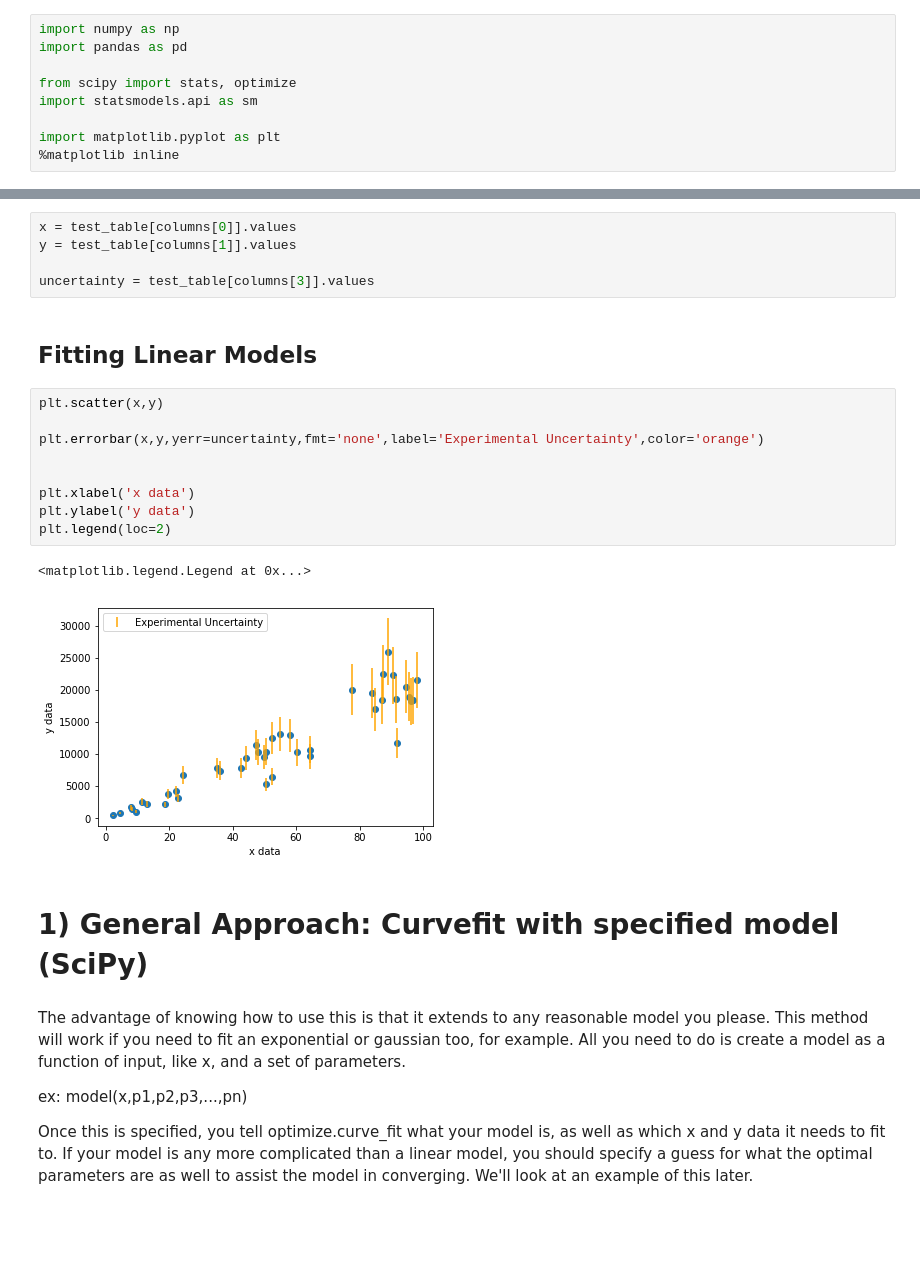
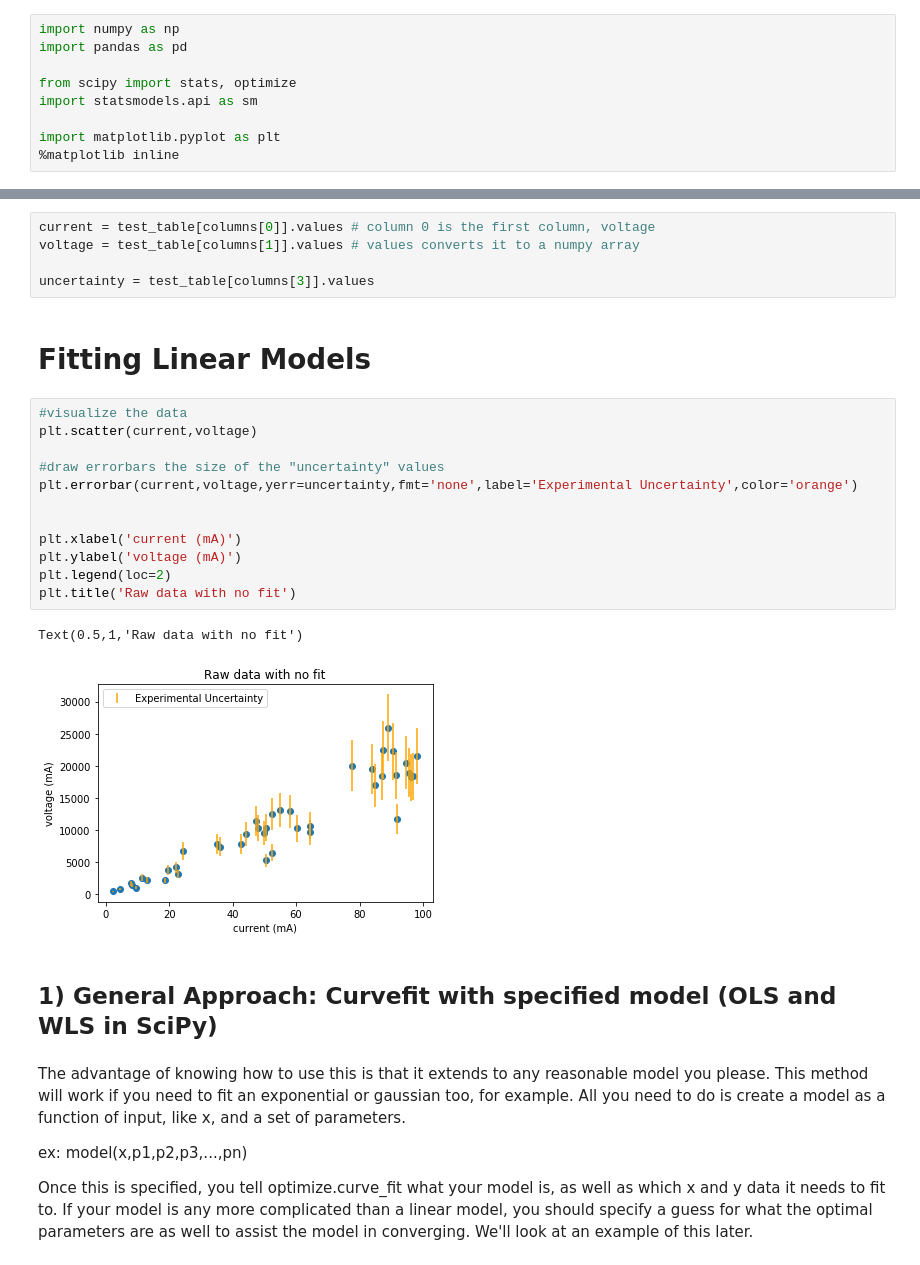
Before and after one commit to Mlawrence95/111B-Segre-Work, a Jupyter notebook: Tutorial 3 - Basic Fitting and Statistics/Residuals and Goodness of Fit.ipynb, the cells around one changed output, grey strips where cells are left out. Cells and saved outputs as stored; diff of their text form; blank space fills up the shorter version.

```diff
--- a/Tutorial 3 - Basic Fitting and Statistics/Residuals and Goodness of Fit.ipynb
+++ b/Tutorial 3 - Basic Fitting and Statistics/Residuals and Goodness of Fit.ipynb
@@ -41,24 +59,27 @@ array(['Current (mA)', 'Voltage (mV)', 'Calculated Resistance (Ohms)',
 # %%
-x = test_table[columns[0]].values
-y = test_table[columns[1]].values
+current = test_table[columns[0]].values # column 0 is the first column, voltage
+voltage = test_table[columns[1]].values # values converts it to a numpy array
 
 uncertainty = test_table[columns[3]].values
 # %% [markdown]
-## Fitting Linear Models
+# Fitting Linear Models
 # %%
-plt.scatter(x,y)
+#visualize the data
+plt.scatter(current,voltage)
 
-plt.errorbar(x,y,yerr=uncertainty,fmt='none',label='Experimental Uncertainty',color='orange')
+#draw errorbars the size of the "uncertainty" values
+plt.errorbar(current,voltage,yerr=uncertainty,fmt='none',label='Experimental Uncertainty',color='orange')
 
 
-plt.xlabel('x data')
-plt.ylabel('y data')
+plt.xlabel('current (mA)')
+plt.ylabel('voltage (mA)')
 plt.legend(loc=2)
+plt.title('Raw data with no fit')
 # %% [output]
-<matplotlib.legend.Legend at 0x...>
+Text(0.5,1,'Raw data with no fit')
-[figure, old version]
+[figure, new version]
 # %% [markdown]
-# 1) General Approach: Curvefit with specified model (SciPy)
+## 1) General Approach: Curvefit with specified model (OLS and WLS in SciPy)
 # %% [markdown]
 The advantage of knowing how to use this is that it extends to any reasonable model you please. This method will work if you need to fit an exponential or gaussian too, for example. All you need to do is create a model as a function of input, like x, and a set of parameters.
 
```
Also changed, not shown: parts of 74 cells of this notebook.
